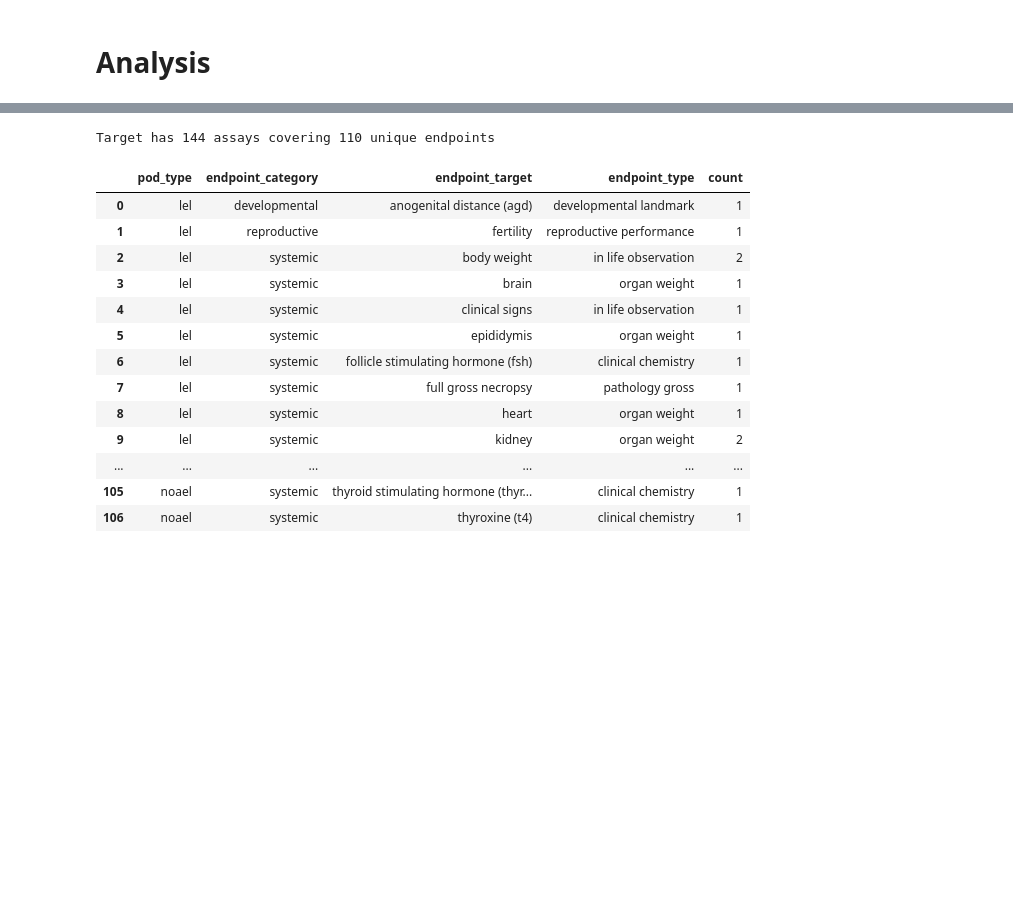
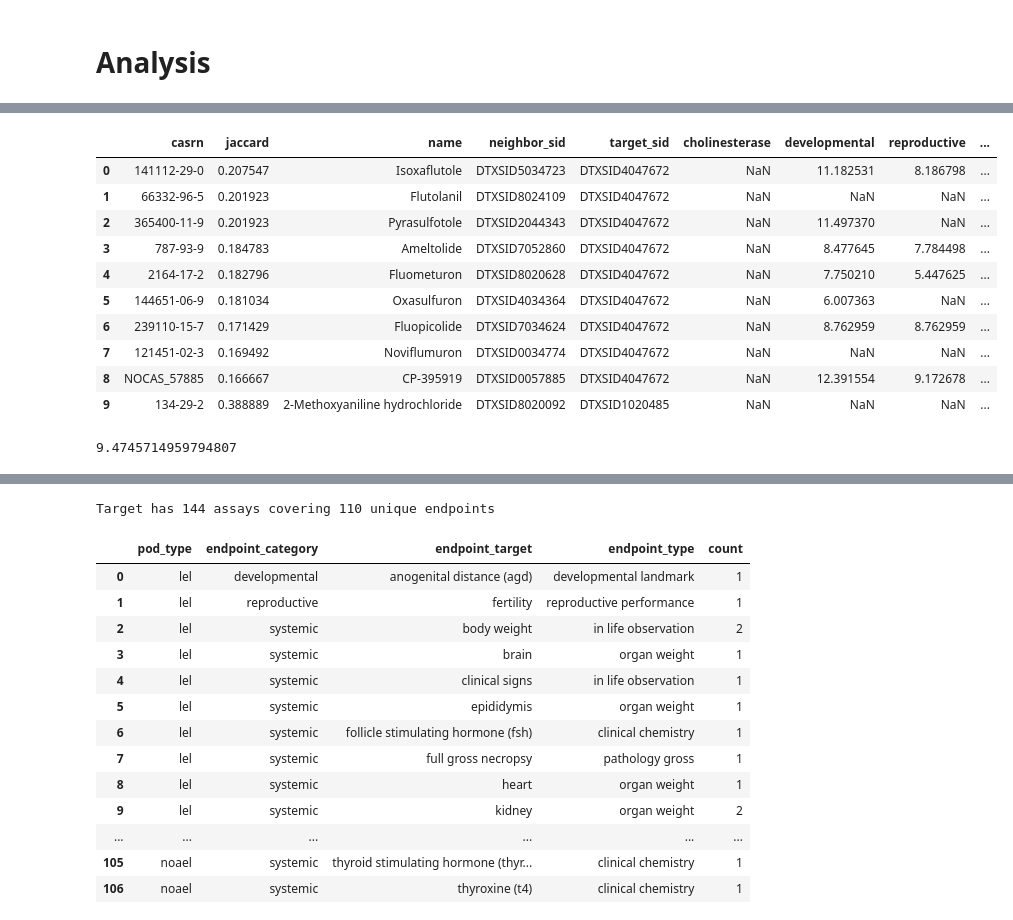
Before and after one commit to georgehelman/genra, a Jupyter notebook: notebooks/rax/rax-genra-toxref.ipynb, the cells around one changed output, grey strips where cells are left out. Saved outputs shown, nothing was run; the diff lists cells and outputs as text; code cells hidden in the pictures; blank space fills up the shorter version.

Commit message:
Initial LOAEL and LEL analysis

```diff
--- a/notebooks/rax/rax-genra-toxref.ipynb
+++ b/notebooks/rax/rax-genra-toxref.ipynb
@@ -244,0 +306,3 @@ len(assay_counts[assay_counts['count']>30])
+# %%
+loael_neighbors=pd.DataFrame(loael_neighbors)
+loael_neighbors.head()
@@ -244,0 +316,3 @@ len(assay_counts[assay_counts['count']>30])
+# %%
+lel_neighbors=pd.DataFrame(lel_neighbors)
+lel_neighbors.head()
@@ -244,0 +326,4 @@ len(assay_counts[assay_counts['count']>30])
+# %%
+categories=list(loael_agg.columns.values)
+for category in categories:
+    loael_neighbors[category]=loael_neighbors['neighbor_sid'].map(loael_agg[category])
@@ -244,0 +343,17 @@ len(assay_counts[assay_counts['count']>30])
+# %%
+for category in categories:
+    lel_neighbors[category]=lel_neighbors['neighbor_sid'].map(lel_agg[category])
+# %%
+lel_neighbors.head(10)
+# %% [output]
+|  | casrn | jaccard | name | neighbor_sid | target_sid | cholinesterase | developmental | reproductive | ... |
+| 0 | 141112-29-0 | 0.207547 | Isoxaflutole | DTXSID5034723 | DTXSID4047672 | NaN | 11.182531 | 8.186798 | ... |
+| 1 | 66332-96-5 | 0.201923 | Flutolanil | DTXSID8024109 | DTXSID4047672 | NaN | NaN | NaN | ... |
+| 2 | 365400-11-9 | 0.201923 | Pyrasulfotole | DTXSID2044343 | DTXSID4047672 | NaN | 11.497370 | NaN | ... |
+| 3 | 787-93-9 | 0.184783 | Ameltolide | DTXSID7052860 | DTXSID4047672 | NaN | 8.477645 | 7.784498 | ... |
+| 4 | 2164-17-2 | 0.182796 | Fluometuron | DTXSID8020628 | DTXSID4047672 | NaN | 7.750210 | 5.447625 | ... |
+| 5 | 144651-06-9 | 0.181034 | Oxasulfuron | DTXSID4034364 | DTXSID4047672 | NaN | 6.007363 | NaN | ... |
+| 6 | 239110-15-7 | 0.171429 | Fluopicolide | DTXSID7034624 | DTXSID4047672 | NaN | 8.762959 | 8.762959 | ... |
+| 7 | 121451-02-3 | 0.169492 | Noviflumuron | DTXSID0034774 | DTXSID4047672 | NaN | NaN | NaN | ... |
+| 8 | NOCAS_57885 | 0.166667 | CP-395919 | DTXSID0057885 | DTXSID4047672 | NaN | 12.391554 | 9.172678 | ... |
+| 9 | 134-29-2 | 0.388889 | 2-Methoxyaniline hydrochloride | DTXSID8020092 | DTXSID1020485 | NaN | NaN | NaN | ... |
@@ -244,0 +368,4 @@ len(assay_counts[assay_counts['count']>30])
+# %%
+wtavg(lel_neighbors[lel_neighbors['target_sid']=='DTXSID4047672'],'developmental')
+# %% [output]
+9.4745714959794807
```
Also changed, not shown: parts of 38 cells of this notebook, 1 other file.
